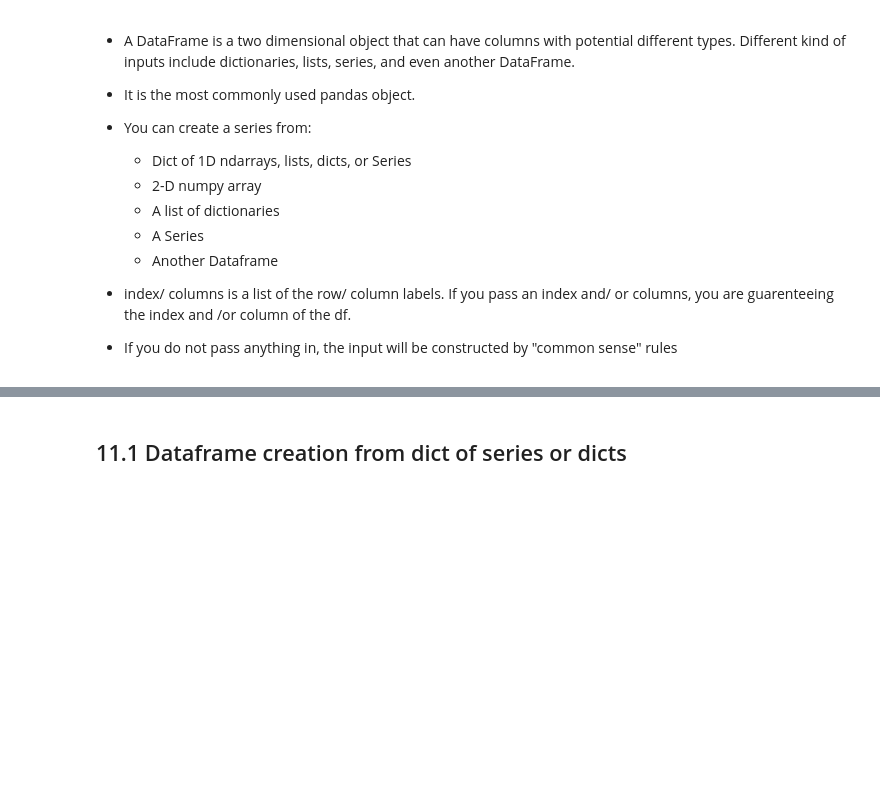
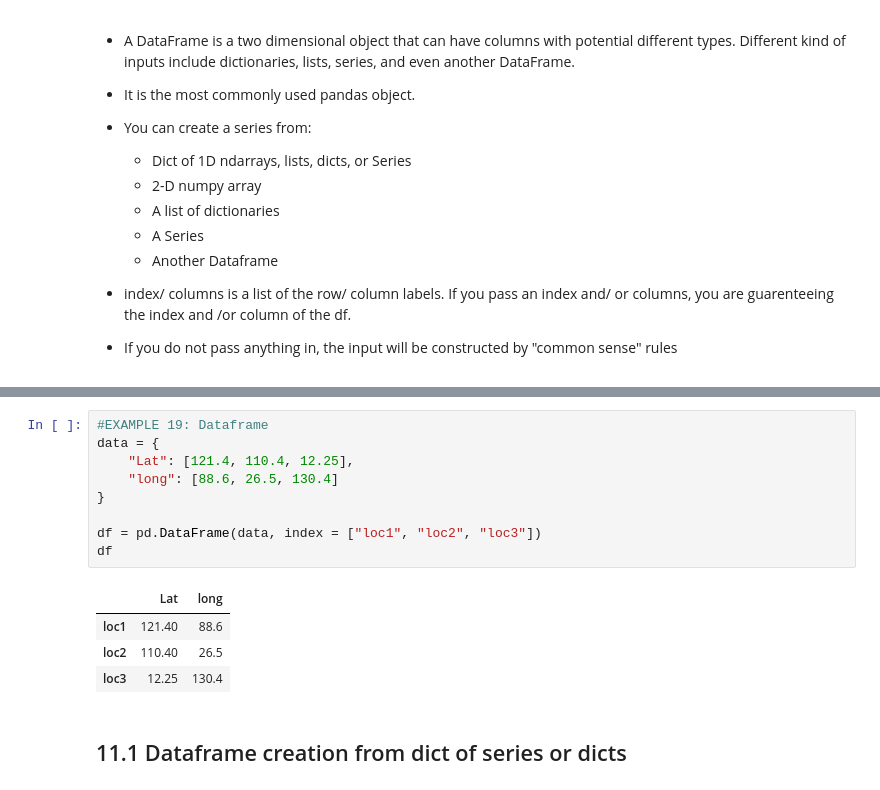
Before and after one commit to thomasp3450/Week1-Intro-to-Python-Thomas_P, a Jupyter notebook: Introduction_to_Python.ipynb, the cells around one changed output, grey strips where cells are left out. Drawn from its saved outputs; the diff is of its cells as text; blank space fills up the shorter version.

Commit message:
Created 20 numbered examples

```diff
--- a/Introduction_to_Python.ipynb
+++ b/Introduction_to_Python.ipynb
@@ -1088,3 +1264,17 @@ dates
+# %%
+#EXAMPLE 19: Dataframe
+data = {
+    "Lat": [121.4, 110.4, 12.25],
+    "long": [88.6, 26.5, 130.4]
+}
+
+df = pd.DataFrame(data, index = ["loc1", "loc2", "loc3"])
+df
+# %% [output]
+|  | Lat | long |
+| loc1 | 121.40 | 88.6 |
+| loc2 | 110.40 | 26.5 |
+| loc3 | 12.25 | 130.4 |
 # %% [markdown]
 ## 11.1 Dataframe creation from dict of series or dicts
 # %% [markdown]
```
Also changed, not shown: parts of 24 cells of this notebook.
